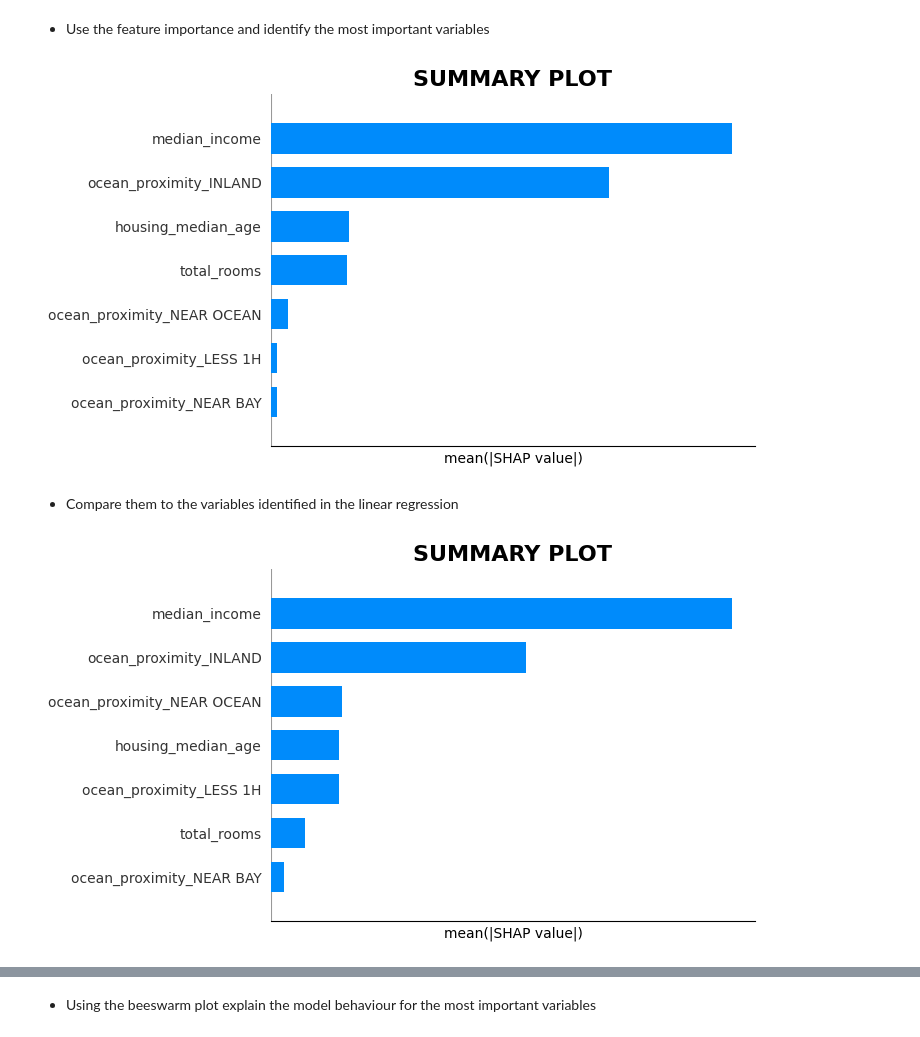
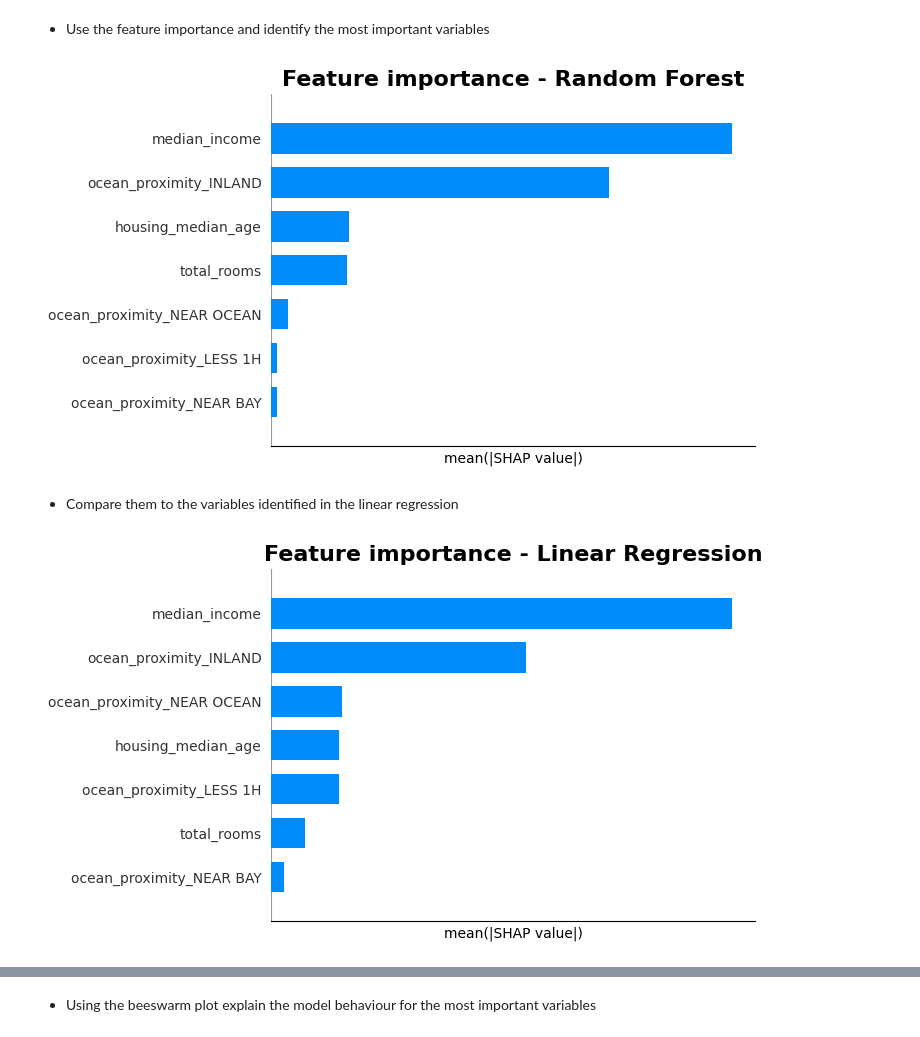
Before and after one commit to BastienCH08/explainabilityAI-tutorial4, a Jupyter notebook: notebook_projet.ipynb, the cells around one changed output, grey strips where cells are left out. Drawn from its saved outputs; the diff is of its cells as text; code cells hidden in the pictures.

```diff
--- a/notebook_projet.ipynb
+++ b/notebook_projet.ipynb
@@ -352,31 +329,27 @@ shap.dependence_plot("total_rooms", rf_shap_values, X_test)
 * Use the feature importance and identify the most important variables
 # %%
 shap.summary_plot(rf_shap_values, X_test, plot_type="bar", show = False)
-plt.title("SUMMARY PLOT",fontsize=16, fontweight = "bold")
+plt.title("Feature importance - Random Forest",fontsize=16, fontweight = "bold")
 plt.xlabel("mean(|SHAP value|)",fontdict={'fontsize': 10})
-plt.tick_params(left = False, right = False , labelleft = True ,
-                labelbottom = False, bottom = False)
+plt.tick_params(left = False, right = False , labelleft = True ,labelbottom = False, bottom = False)
 plt.tick_params(axis='y', labelsize=10)
-plt.tick_params(left=False, bottom=False, )
 plt.show()
 # %% [output]
-[figure, old version]
+[figure, new version]
 # %% [markdown]
 * Compare them to the variables identified in the linear regression
 # %%
 sample_indices = [0, 1, 2]  # Select a few samples for visualization
 linear_explainer = shap.Explainer(linear_model, X_train)
 
 linear_shap_values = linear_explainer.shap_values(X_train)
 
 
 shap.summary_plot(linear_shap_values, X_test, plot_type="bar", show = False)
-plt.title("SUMMARY PLOT",fontsize=16, fontweight = "bold")
+plt.title("Feature importance - Linear Regression",fontsize=16, fontweight = "bold")
 plt.xlabel("mean(|SHAP value|)",fontdict={'fontsize': 10})
-plt.tick_params(left = False, right = False , labelleft = True ,
-                labelbottom = False, bottom = False)
+plt.tick_params(left = False, right = False , labelleft = True ,labelbottom = False, bottom = False)
 plt.tick_params(axis='y', labelsize=10)
-plt.tick_params(left=False, bottom=False, )
 plt.show()
 # %% [output]
-[figure, old version]
+[figure, new version]
```
Also changed, not shown: parts of 13 cells of this notebook.
